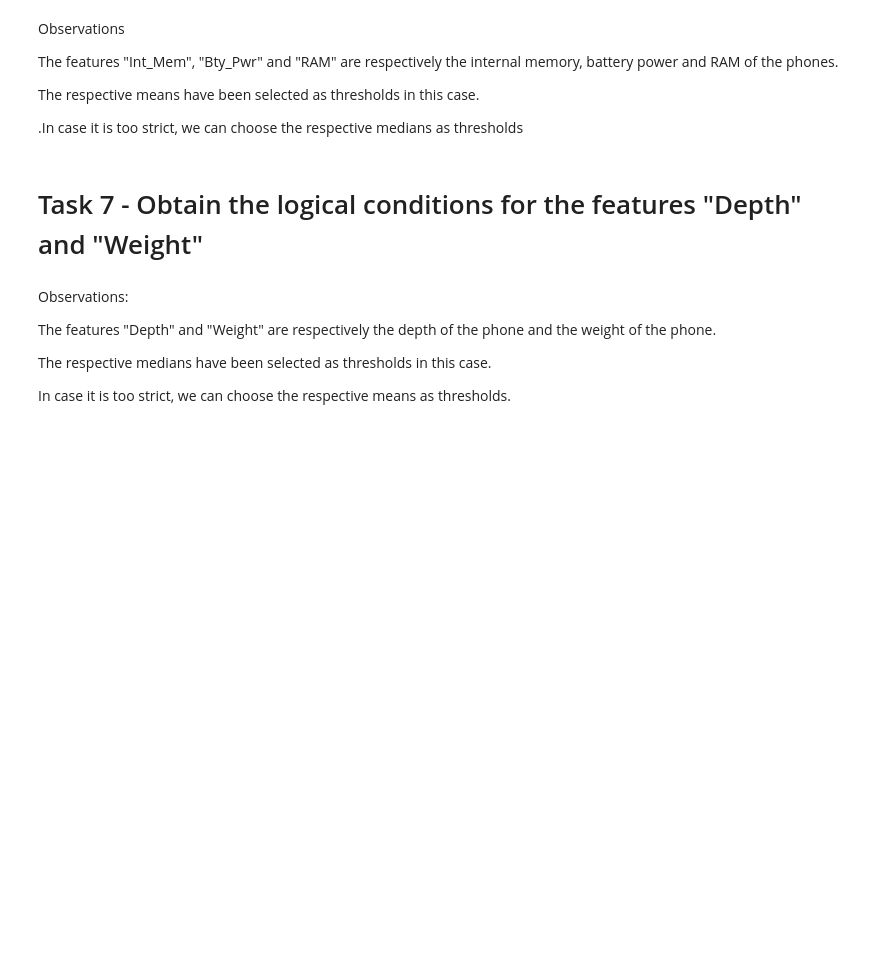
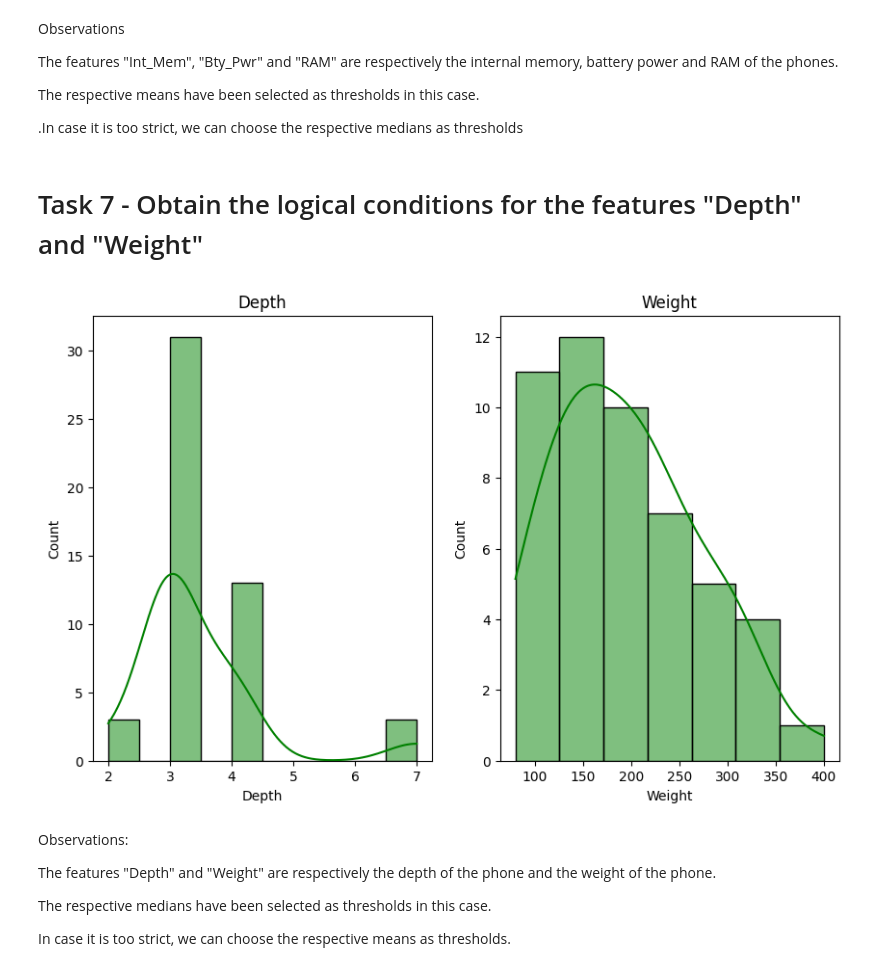
Before and after one commit to Subodhoraw/statistics-module-, a Jupyter notebook: Statistics Module Assignment.ipynb, the cells around one changed output. Cells and saved outputs as stored; diff of their text form; code cells hidden in the pictures; blank space fills up the shorter version.

Commit message:
we are on adding some special data frame

```diff
--- a/Statistics Module Assignment.ipynb
+++ b/Statistics Module Assignment.ipynb
@@ -623,3 +621,17 @@ The respective means have been selected as thresholds in this case.
+# %%
+# Let's tackle these features: "Depth", "Weight"
+feature_names = ['Depth','Weight']
+
+plt.figure(figsize=(10,6))
+for i, col in enumerate(feature_names):
+    plt.subplot(1,2, i+1)
+
+    sns.histplot(x = data[col], kde = True, color = 'green')
+    #titling
+    plt.title(col)
+    plt.xlabel(col)
+# %% [output]
+[figure, added]
 # %%
 # Create a histogram of the "Depth" feature and also show the mean and the median
 # %%
```
Also changed, not shown: parts of 1 cell of this notebook.
